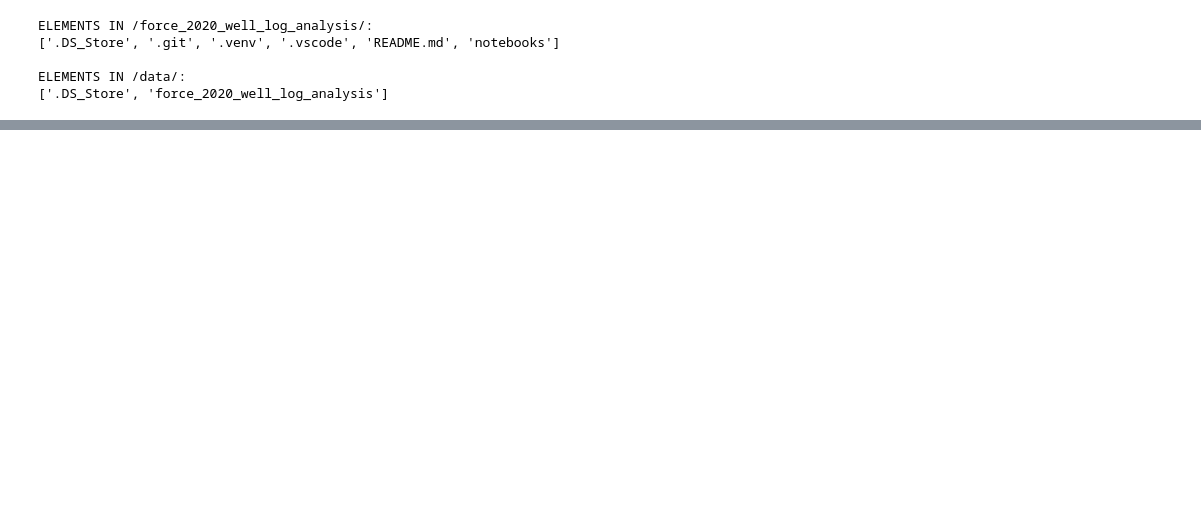
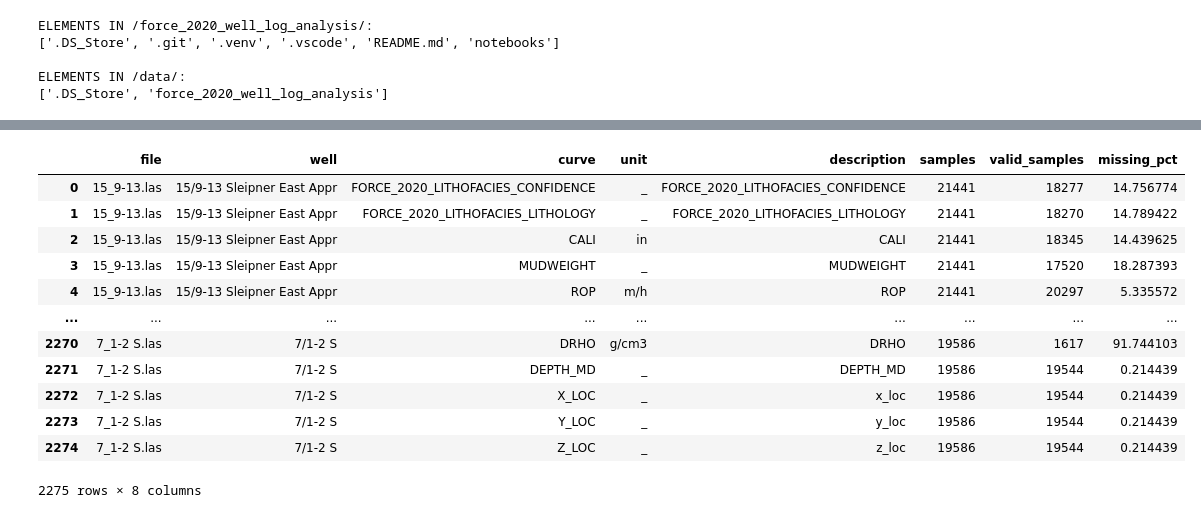
Before and after one commit to leraos/force_2020_well_log_analysis, a Jupyter notebook: notebooks/01_data_inventory.ipynb, the cells around one changed output, grey strips where cells are left out. Cells and saved outputs as stored; diff of their text form; code cells hidden in the pictures; blank space fills up the shorter version.

```diff
--- a/notebooks/01_data_inventory.ipynb
+++ b/notebooks/01_data_inventory.ipynb
@@ -30,0 +221,16 @@ ELEMENTS IN /Force_2020_all_wells/:
+# %%
+curve_inventory
+# %% [output]
+|  | file | well | curve | unit | description | samples | valid_samples | missing_pct |
+| 0 | 15_9-13.las | 15/9-13 Sleipner East Appr | FORCE_2020_LITHOFACIES_CONFIDENCE | _ | FORCE_2020_LITHOFACIES_CONFIDENCE | 21441 | 18277 | 14.756774 |
+| 1 | 15_9-13.las | 15/9-13 Sleipner East Appr | FORCE_2020_LITHOFACIES_LITHOLOGY | _ | FORCE_2020_LITHOFACIES_LITHOLOGY | 21441 | 18270 | 14.789422 |
+| 2 | 15_9-13.las | 15/9-13 Sleipner East Appr | CALI | in | CALI | 21441 | 18345 | 14.439625 |
+| 3 | 15_9-13.las | 15/9-13 Sleipner East Appr | MUDWEIGHT | _ | MUDWEIGHT | 21441 | 17520 | 18.287393 |
+| 4 | 15_9-13.las | 15/9-13 Sleipner East Appr | ROP | m/h | ROP | 21441 | 20297 | 5.335572 |
+| ... | ... | ... | ... | ... | ... | ... | ... | ... |
+| 2270 | 7_1-2 S.las | 7/1-2 S | DRHO | g/cm3 | DRHO | 19586 | 1617 | 91.744103 |
+| 2271 | 7_1-2 S.las | 7/1-2 S | DEPTH_MD | _ | DEPTH_MD | 19586 | 19544 | 0.214439 |
+| 2272 | 7_1-2 S.las | 7/1-2 S | X_LOC | _ | x_loc | 19586 | 19544 | 0.214439 |
+| 2273 | 7_1-2 S.las | 7/1-2 S | Y_LOC | _ | y_loc | 19586 | 19544 | 0.214439 |
+| 2274 | 7_1-2 S.las | 7/1-2 S | Z_LOC | _ | z_loc | 19586 | 19544 | 0.214439 |
+2275 rows × 8 columns
```
Also changed, not shown: parts of 12 cells of this notebook.
